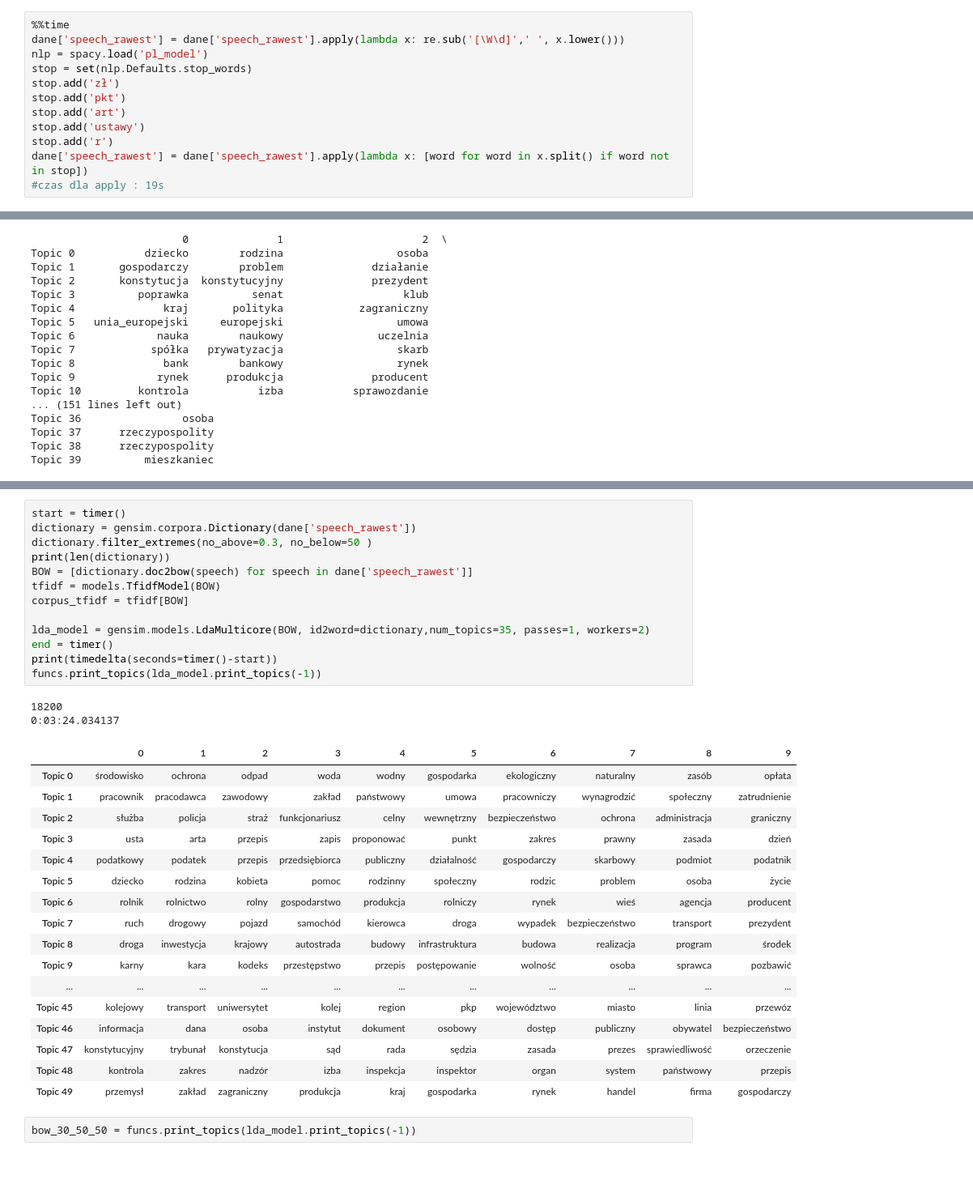
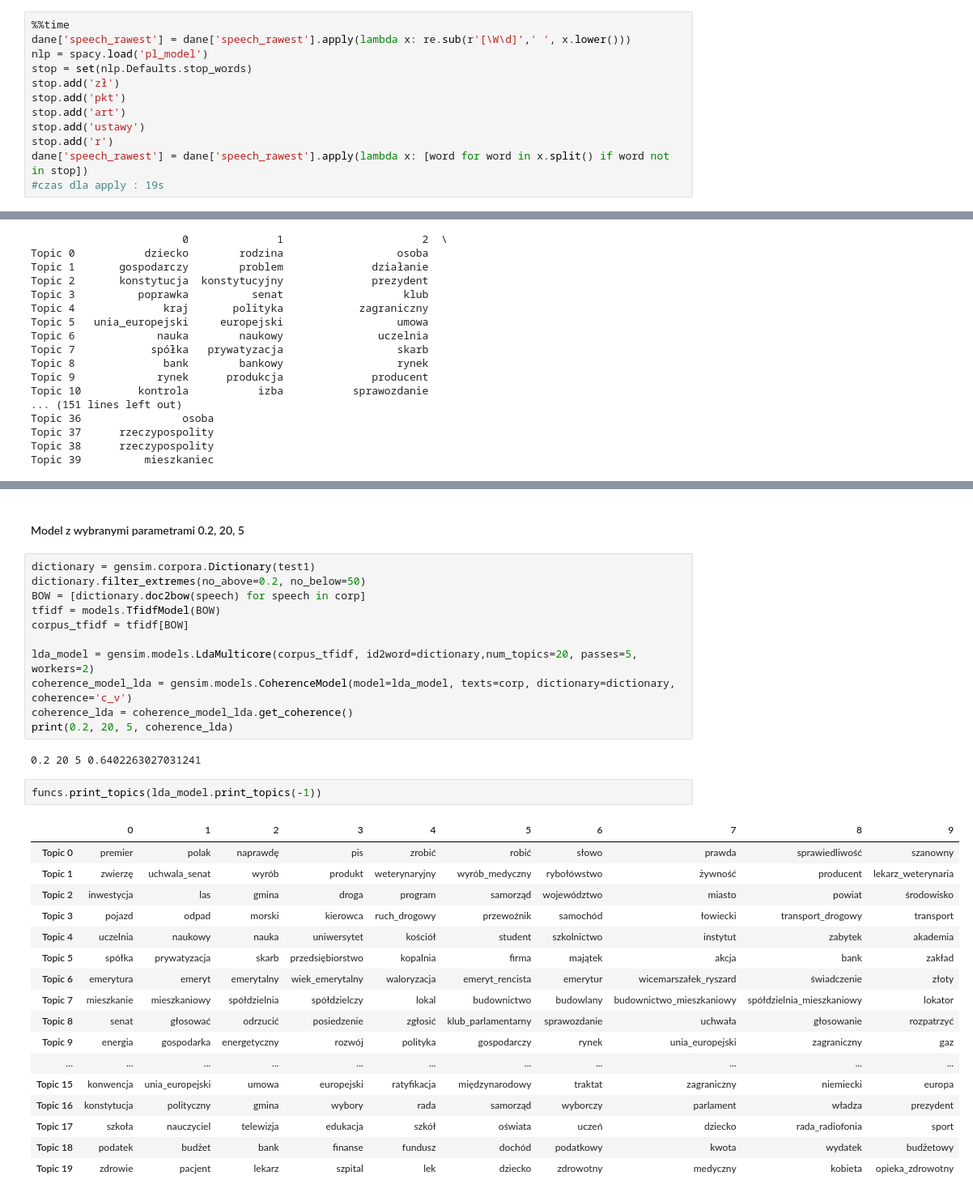
Before and after one commit to magda-lena-b/praca, a Jupyter notebook: 08a_LDA_testy_plus_bigramy.ipynb, the cells around one changed output, grey strips where cells are left out. Shown at 81% size. Saved outputs shown, nothing was run; the diff lists cells and outputs as text; blank space fills up the shorter version.

```diff
--- a/08a_LDA_testy_plus_bigramy.ipynb
+++ b/08a_LDA_testy_plus_bigramy.ipynb
@@ -29,7 +29,7 @@ importlib.reload(funcs)
 dane = pd.read_csv('00_dane/dane_TM.csv',  sep='|', encoding='UTF-8')
 # %%
 %%time
-dane['speech_rawest'] = dane['speech_rawest'].apply(lambda x: re.sub('[\W\d]',' ', x.lower()))
+dane['speech_rawest'] = dane['speech_rawest'].apply(lambda x: re.sub(r'[\W\d]',' ', x.lower()))
 nlp = spacy.load('pl_model')
 stop = set(nlp.Defaults.stop_words)
 stop.add('zł')
@@ -382,35 +532,35 @@ print('\nCoherence Score: ', coherence_lda)
+# %% [markdown]
+#### Model z wybranymi parametrami 0.2, 20, 5
 # %%
-start = timer()
-dictionary = gensim.corpora.Dictionary(dane['speech_rawest'])
-dictionary.filter_extremes(no_above=0.3, no_below=50 )
-print(len(dictionary))
-BOW = [dictionary.doc2bow(speech) for speech in dane['speech_rawest']]
+dictionary = gensim.corpora.Dictionary(test1)
+dictionary.filter_extremes(no_above=0.2, no_below=50)
+BOW = [dictionary.doc2bow(speech) for speech in corp]
 tfidf = models.TfidfModel(BOW)
 corpus_tfidf = tfidf[BOW]
 
-lda_model = gensim.models.LdaMulticore(BOW, id2word=dictionary,num_topics=35, passes=1, workers=2)
-end = timer()
-print(timedelta(seconds=timer()-start))
-funcs.print_topics(lda_model.print_topics(-1))
+lda_model = gensim.models.LdaMulticore(corpus_tfidf, id2word=dictionary,num_topics=20, passes=5, workers=2)
+coherence_model_lda = gensim.models.CoherenceModel(model=lda_model, texts=corp, dictionary=dictionary, coherence='c_v')
+coherence_lda = coherence_model_lda.get_coherence()
+print(0.2, 20, 5, coherence_lda)
 # %% [output]
-18200
-0:03:24.034137
+0.2 20 5 0.6402263027031241
-|  | 0 | 1 | 2 | 3 | 4 | 5 | 6 | 7 | 8 | 9 |
-| Topic 0 | środowisko | ochrona | odpad | woda | wodny | gospodarka | ekologiczny | naturalny | zasób | opłata |
-| Topic 1 | pracownik | pracodawca | zawodowy | zakład | państwowy | umowa | pracowniczy | wynagrodzić | społeczny | zatrudnienie |
-| Topic 2 | służba | policja | straż | funkcjonariusz | celny | wewnętrzny | bezpieczeństwo | ochrona | administracja | graniczny |
-| Topic 3 | usta | arta | przepis | zapis | proponować | punkt | zakres | prawny | zasada | dzień |
-| Topic 4 | podatkowy | podatek | przepis | przedsiębiorca | publiczny | działalność | gospodarczy | skarbowy | podmiot | podatnik |
-| Topic 5 | dziecko | rodzina | kobieta | pomoc | rodzinny | społeczny | rodzic | problem | osoba | życie |
-| Topic 6 | rolnik | rolnictwo | rolny | gospodarstwo | produkcja | rolniczy | rynek | wieś | agencja | producent |
-| Topic 7 | ruch | drogowy | pojazd | samochód | kierowca | droga | wypadek | bezpieczeństwo | transport | prezydent |
-| Topic 8 | droga | inwestycja | krajowy | autostrada | budowy | infrastruktura | budowa | realizacja | program | środek |
-| Topic 9 | karny | kara | kodeks | przestępstwo | przepis | postępowanie | wolność | osoba | sprawca | pozbawić |
-| ... | ... | ... | ... | ... | ... | ... | ... | ... | ... | ... |
-| Topic 45 | kolejowy | transport | uniwersytet | kolej | region | pkp | województwo | miasto | linia | przewóz |
-| Topic 46 | informacja | dana | osoba | instytut | dokument | osobowy | dostęp | publiczny | obywatel | bezpieczeństwo |
-| Topic 47 | konstytucyjny | trybunał | konstytucja | sąd | rada | sędzia | zasada | prezes | sprawiedliwość | orzeczenie |
-| Topic 48 | kontrola | zakres | nadzór | izba | inspekcja | inspektor | organ | system | państwowy | przepis |
-| Topic 49 | przemysł | zakład | zagraniczny | produkcja | kraj | gospodarka | rynek | handel | firma | gospodarczy |
 # %%
-bow_30_50_50 = funcs.print_topics(lda_model.print_topics(-1))
+funcs.print_topics(lda_model.print_topics(-1))
+# %% [output]
+|  | 0 | 1 | 2 | 3 | 4 | 5 | 6 | 7 | 8 | 9 |
+| Topic 0 | premier | polak | naprawdę | pis | zrobić | robić | słowo | prawda | sprawiedliwość | szanowny |
+| Topic 1 | zwierzę | uchwala_senat | wyrób | produkt | weterynaryjny | wyrób_medyczny | rybołówstwo | żywność | producent | lekarz_weterynaria |
+| Topic 2 | inwestycja | las | gmina | droga | program | samorząd | województwo | miasto | powiat | środowisko |
+| Topic 3 | pojazd | odpad | morski | kierowca | ruch_drogowy | przewoźnik | samochód | łowiecki | transport_drogowy | transport |
+| Topic 4 | uczelnia | naukowy | nauka | uniwersytet | kościół | student | szkolnictwo | instytut | zabytek | akademia |
+| Topic 5 | spółka | prywatyzacja | skarb | przedsiębiorstwo | kopalnia | firma | majątek | akcja | bank | zakład |
+| Topic 6 | emerytura | emeryt | emerytalny | wiek_emerytalny | waloryzacja | emeryt_rencista | emerytur | wicemarszałek_ryszard | świadczenie | złoty |
+| Topic 7 | mieszkanie | mieszkaniowy | spółdzielnia | spółdzielczy | lokal | budownictwo | budowlany | budownictwo_mieszkaniowy | spółdzielnia_mieszkaniowy | lokator |
+| Topic 8 | senat | głosować | odrzucić | posiedzenie | zgłosić | klub_parlamentarny | sprawozdanie | uchwała | głosowanie | rozpatrzyć |
+| Topic 9 | energia | gospodarka | energetyczny | rozwój | polityka | gospodarczy | rynek | unia_europejski | zagraniczny | gaz |
+| ... | ... | ... | ... | ... | ... | ... | ... | ... | ... | ... |
+| Topic 15 | konwencja | unia_europejski | umowa | europejski | ratyfikacja | międzynarodowy | traktat | zagraniczny | niemiecki | europa |
+| Topic 16 | konstytucja | polityczny | gmina | wybory | rada | samorząd | wyborczy | parlament | władza | prezydent |
+| Topic 17 | szkoła | nauczyciel | telewizja | edukacja | szkół | oświata | uczeń | dziecko | rada_radiofonia | sport |
+| Topic 18 | podatek | budżet | bank | finanse | fundusz | dochód | podatkowy | kwota | wydatek | budżetowy |
+| Topic 19 | zdrowie | pacjent | lekarz | szpital | lek | dziecko | zdrowotny | medyczny | kobieta | opieka_zdrowotny |
```
Also changed, not shown: parts of 37 cells of this notebook, 1 other file.
